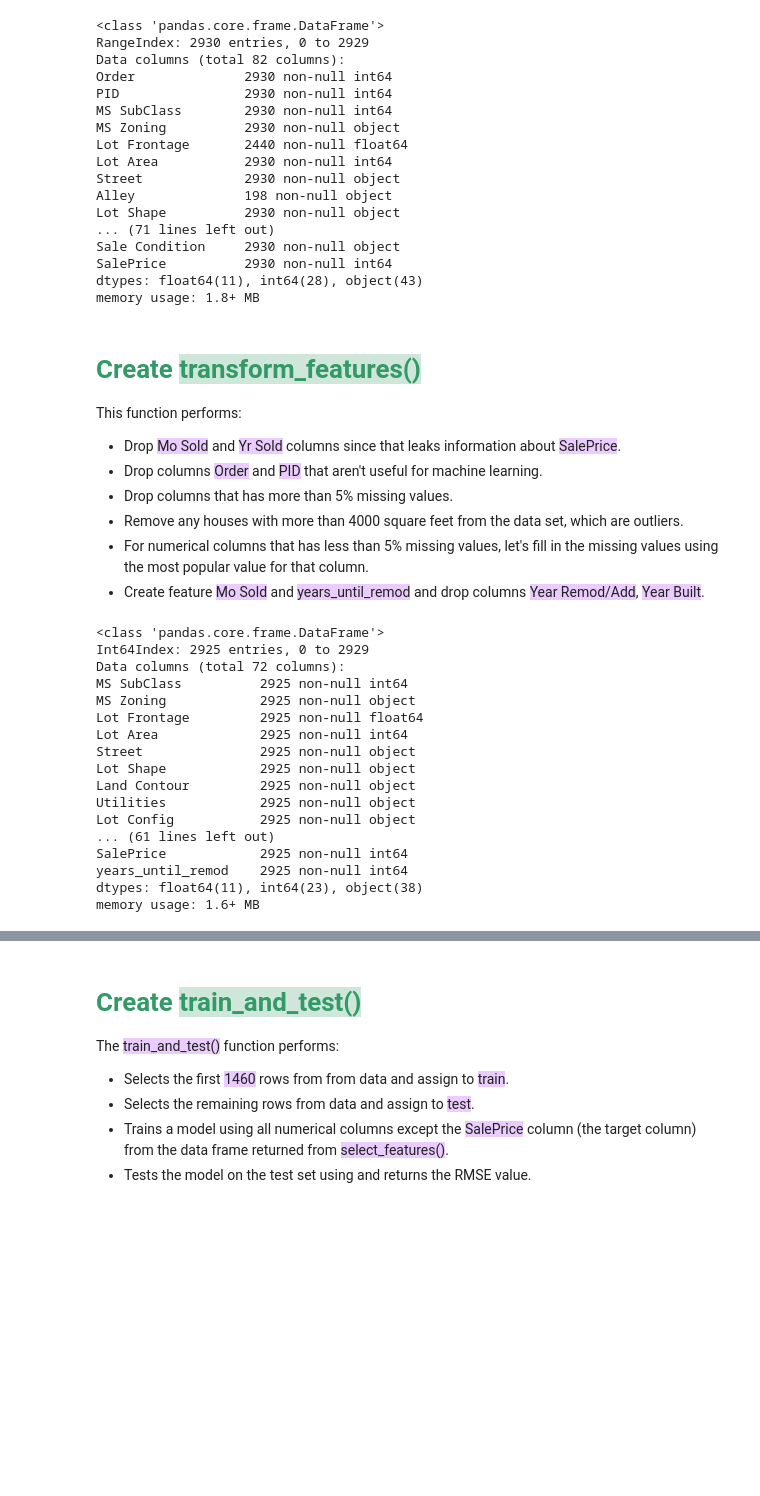
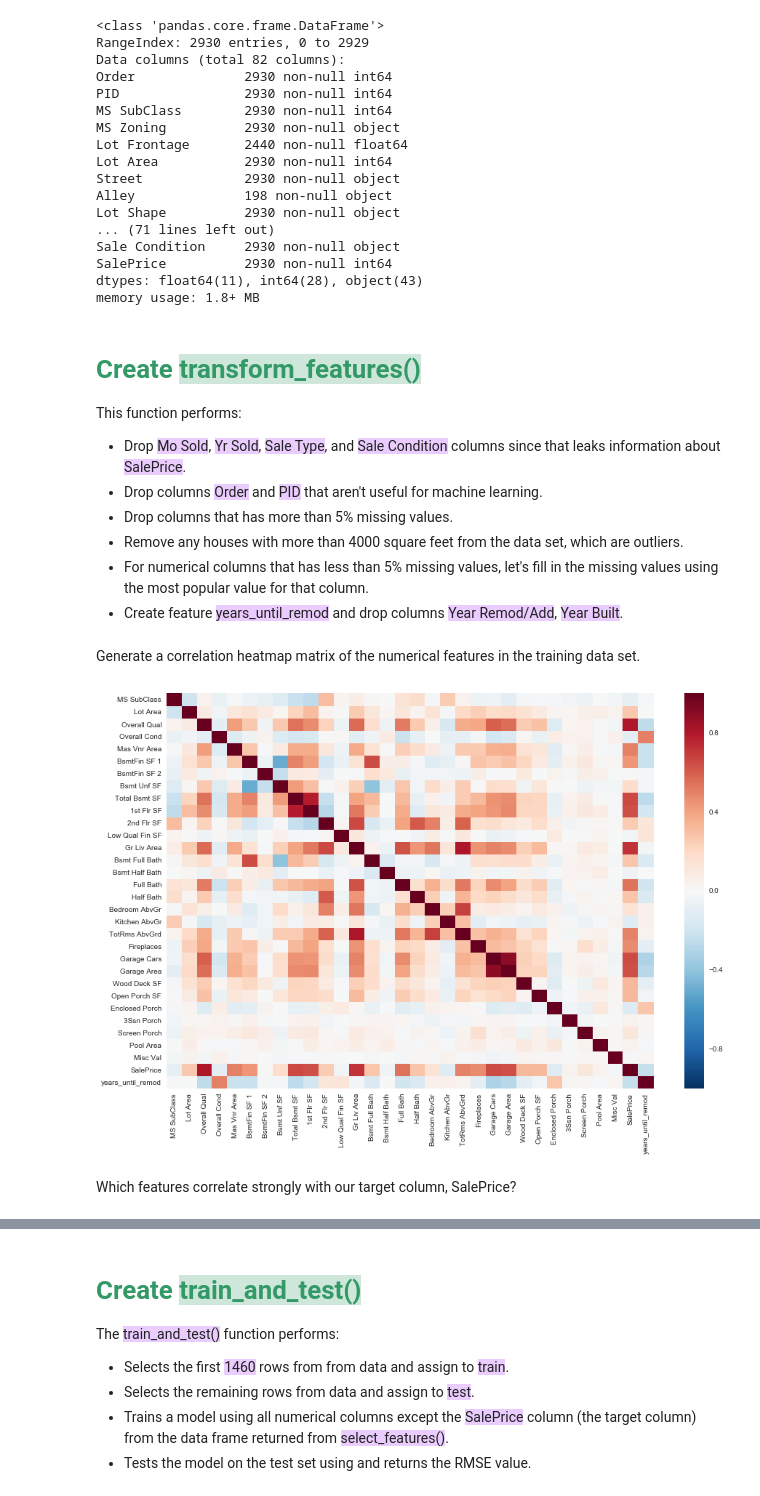
Before and after one commit to quangddt/Projects-on-Dataquest, a Jupyter notebook: Predicting_House_Sale_Prices/Predicting_House_Sale_Prices.ipynb, the cells around one changed output, grey strips where cells are left out. Drawn from its saved outputs; the diff is of its cells as text; code cells hidden in the pictures; blank space fills up the shorter version.

```diff
--- a/Predicting_House_Sale_Prices/Predicting_House_Sale_Prices.ipynb
+++ b/Predicting_House_Sale_Prices/Predicting_House_Sale_Prices.ipynb
@@ -52,18 +54,18 @@ memory usage: 1.8+ MB
 <h1><span style = "color: rgb(51,153,102)"> Create <span style="background-color: rgba(51,153,102, 0.24)">transform_features()</span></span></h1>
 
 This function performs:
-- Drop <span style="background-color: rgba(153,0,255, 0.2)">Mo Sold</span> and <span style="background-color: rgba(153,0,255, 0.2)">Yr Sold</span> columns since that leaks information about <span style="background-color: rgba(153,0,255, 0.2)">SalePrice</span>.
+- Drop <span style="background-color: rgba(153,0,255, 0.2)">Mo Sold</span>, <span style="background-color: rgba(153,0,255, 0.2)">Yr Sold</span>, <span style="background-color: rgba(153,0,255, 0.2)">Sale Type</span>, and <span style="background-color: rgba(153,0,255, 0.2)">Sale Condition</span> columns since that leaks information about <span style="background-color: rgba(153,0,255, 0.2)">SalePrice</span>.
 - Drop columns <span style="background-color: rgba(153,0,255, 0.2)">Order</span> and <span style="background-color: rgba(153,0,255, 0.2)">PID</span> that aren't useful for machine learning.
 - Drop columns that has more than 5% missing values.
 - Remove any houses with more than 4000 square feet from the data set, which are outliers.
 - For numerical columns that has less than 5% missing values, let's fill in the missing values using the most popular value for that column.
-- Create feature <span style="background-color: rgba(153,0,255, 0.2)">Mo Sold</span> and <span style="background-color: rgba(153,0,255, 0.2)">years_until_remod</span> and drop columns <span style="background-color: rgba(153,0,255, 0.2)">Year Remod/Add</span>, <span style="background-color: rgba(153,0,255, 0.2)">Year Built</span>.
+- Create feature <span style="background-color: rgba(153,0,255, 0.2)">years_until_remod</span> and drop columns <span style="background-color: rgba(153,0,255, 0.2)">Year Remod/Add</span>, <span style="background-color: rgba(153,0,255, 0.2)">Year Built</span>.
 # %%
 def transform_features(data):
-    new_df = data.drop(['Mo Sold', 'Yr Sold', 'Order', 'PID'], axis=1)
+    new_df = data.drop(['Mo Sold', 'Yr Sold', 'Order', 'PID', 'Sale Condition', 'Sale Type'], axis=1)
 
     null_counts = new_df.isnull().sum()
-    new_df = new_df[null_counts[((null_counts / data.shape[0]) < 0.25)].index]
+    new_df = new_df[null_counts[((null_counts / data.shape[0]) < 0.05)].index]
 
     new_df = new_df[new_df['Gr Liv Area'] < 4000]
 
@@ -78,24 +80,15 @@ def transform_features(data):
     new_df = new_df.drop(['Year Remod/Add', 'Year Built'], axis=1)
 
     return new_df
-# %%
-new = transform_features(housing)
-new.info()
-# %% [output]
-<class 'pandas.core.frame.DataFrame'>
-Int64Index: 2925 entries, 0 to 2929
-Data columns (total 72 columns):
-MS SubClass          2925 non-null int64
-MS Zoning            2925 non-null object
-Lot Frontage         2925 non-null float64
-Lot Area             2925 non-null int64
-Street               2925 non-null object
-Lot Shape            2925 non-null object
-Land Contour         2925 non-null object
-Utilities            2925 non-null object
-Lot Config           2925 non-null object
-... (61 lines left out)
-SalePrice            2925 non-null int64
-years_until_remod    2925 non-null int64
-dtypes: float64(11), int64(23), object(38)
-memory usage: 1.6+ MB
+# %% [markdown]
+Generate a correlation heatmap matrix of the numerical features in the training data set.
+# %%
+transformed_df = transform_features(housing)
+
+fig = plt.subplots(figsize=(15, 10))
+sns.heatmap(transformed_df.select_dtypes(['int64', 'float64']).corr())
+plt.show()
+# %% [output]
+[figure, added]
+# %% [markdown]
+Which features correlate strongly with our target column, SalePrice?
```
Also changed, not shown: parts of 11 cells of this notebook.
